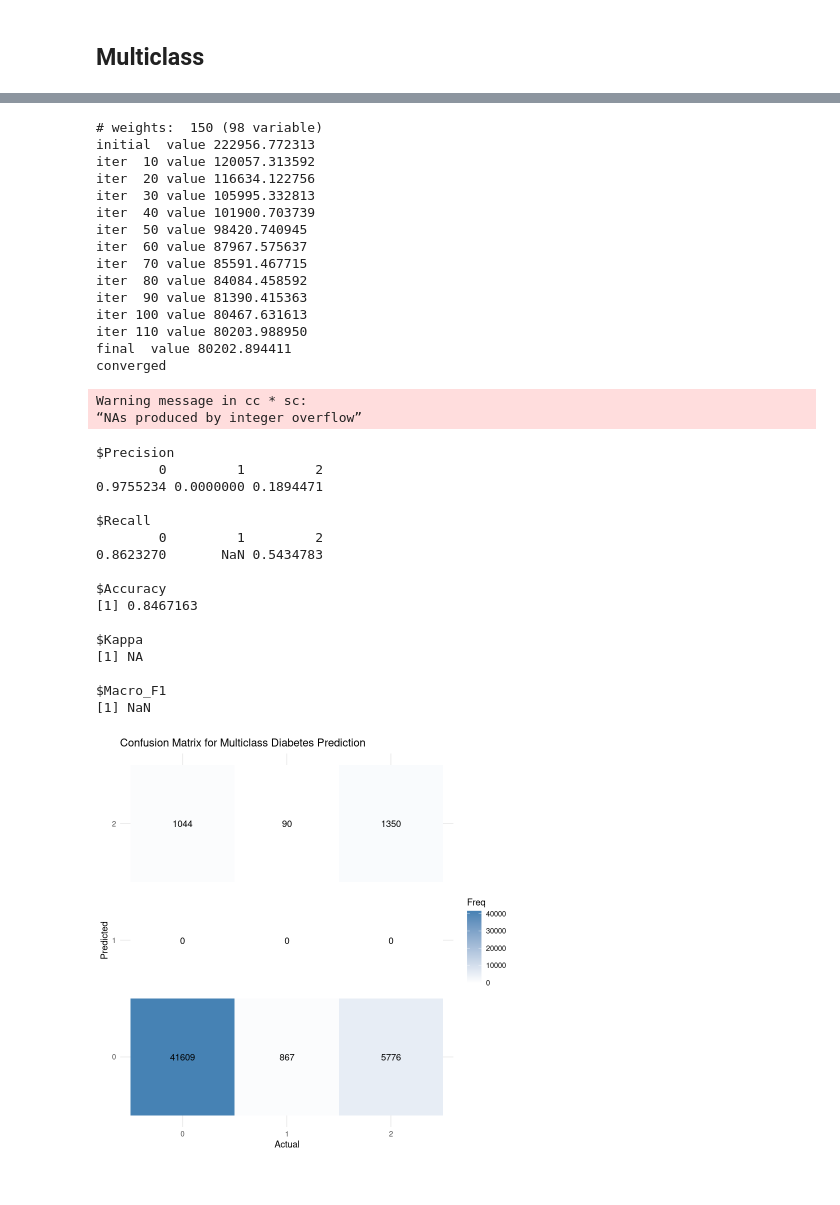
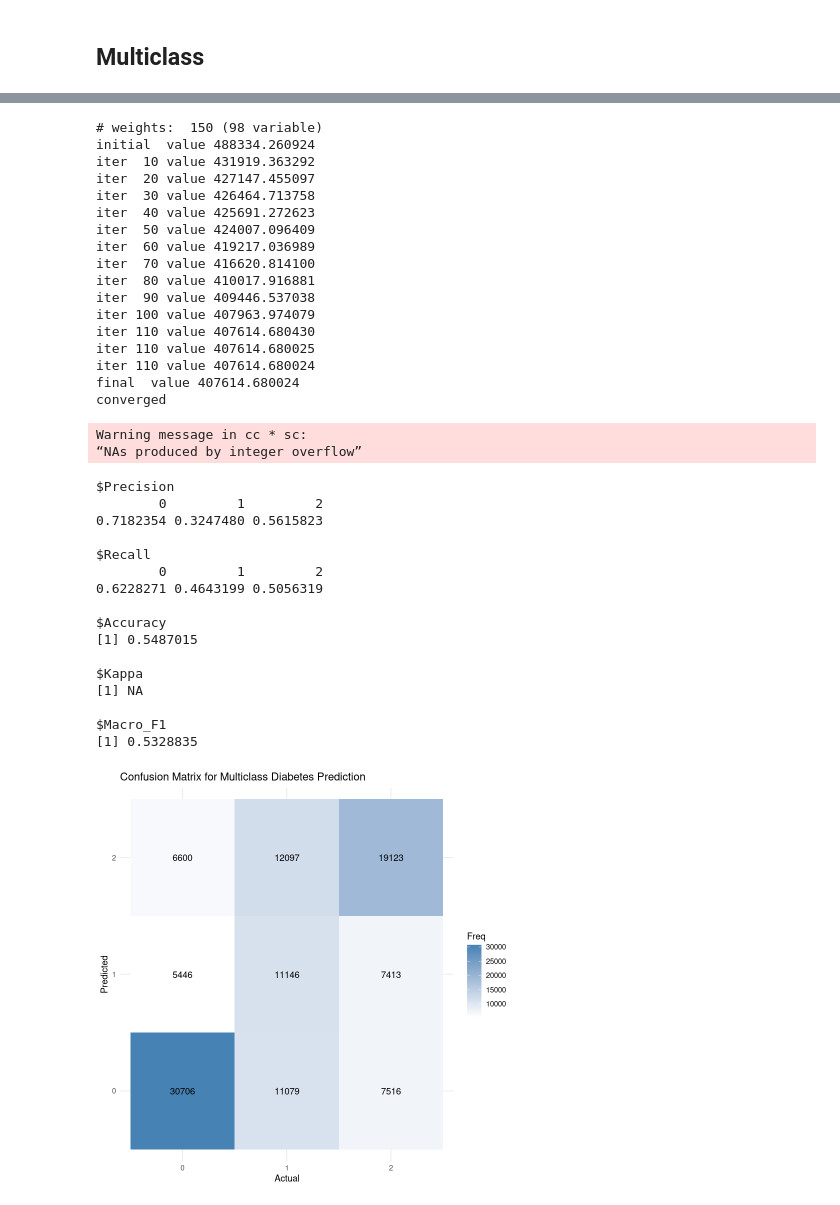
Before and after one commit to tandao0909/statistical-data-processing-project, a Jupyter notebook: model/logistic.ipynb, the cells around one changed output, grey strips where cells are left out. Drawn from its saved outputs; the diff is of its cells as text; code cells hidden in the pictures.

```diff
--- a/model/logistic.ipynb
+++ b/model/logistic.ipynb
@@ -491,6 +514,6 @@ $Macro_F1
 [figure]
 # %%
-data = cleaned_data
+data = smote_data
 label = "diabetes_012"
 
 train_data <- train_test_split(data)$train_data
@@ -537,48 +560,50 @@ eval_metrics <- function(x) {
 metrics <- eval_metrics(conf_matrix)
 print(metrics)
 
 # Visualize confusion matrix
 conf_data <- as.data.frame(conf_matrix)
 ggplot(conf_data, aes(x = Actual, y = Predicted)) +
     geom_tile(aes(fill = Freq)) +
     geom_text(aes(label = Freq)) +
     scale_fill_gradient(low = "white", high = "steelblue") +
     theme_minimal() +
     labs(title = "Confusion Matrix for Multiclass Diabetes Prediction",
          x = "Actual",
          y = "Predicted")
 # %% [output]
 # weights:  150 (98 variable)
-initial  value 222956.772313
-iter  10 value 120057.313592
-iter  20 value 116634.122756
-iter  30 value 105995.332813
-iter  40 value 101900.703739
-iter  50 value 98420.740945
-iter  60 value 87967.575637
-iter  70 value 85591.467715
-iter  80 value 84084.458592
-iter  90 value 81390.415363
-iter 100 value 80467.631613
-iter 110 value 80203.988950
-final  value 80202.894411
+initial  value 488334.260924
+iter  10 value 431919.363292
+iter  20 value 427147.455097
+iter  30 value 426464.713758
+iter  40 value 425691.272623
+iter  50 value 424007.096409
+iter  60 value 419217.036989
+iter  70 value 416620.814100
+iter  80 value 410017.916881
+iter  90 value 409446.537038
+iter 100 value 407963.974079
+iter 110 value 407614.680430
+iter 110 value 407614.680025
+iter 110 value 407614.680024
+final  value 407614.680024
 converged
 Warning message in cc * sc:
 “NAs produced by integer overflow”
 $Precision
         0         1         2
-0.9755234 0.0000000 0.1894471
+0.7182354 0.3247480 0.5615823
 
 $Recall
         0         1         2
-0.8623270       NaN 0.5434783
+0.6228271 0.4643199 0.5056319
 
 $Accuracy
-[1] 0.8467163
+[1] 0.5487015
 
 $Kappa
 [1] NA
 
 $Macro_F1
-[1] NaN
+[1] 0.5328835
-[figure, old version]
+[figure, new version]
```
Also changed, not shown: parts of 9 cells of this notebook.
